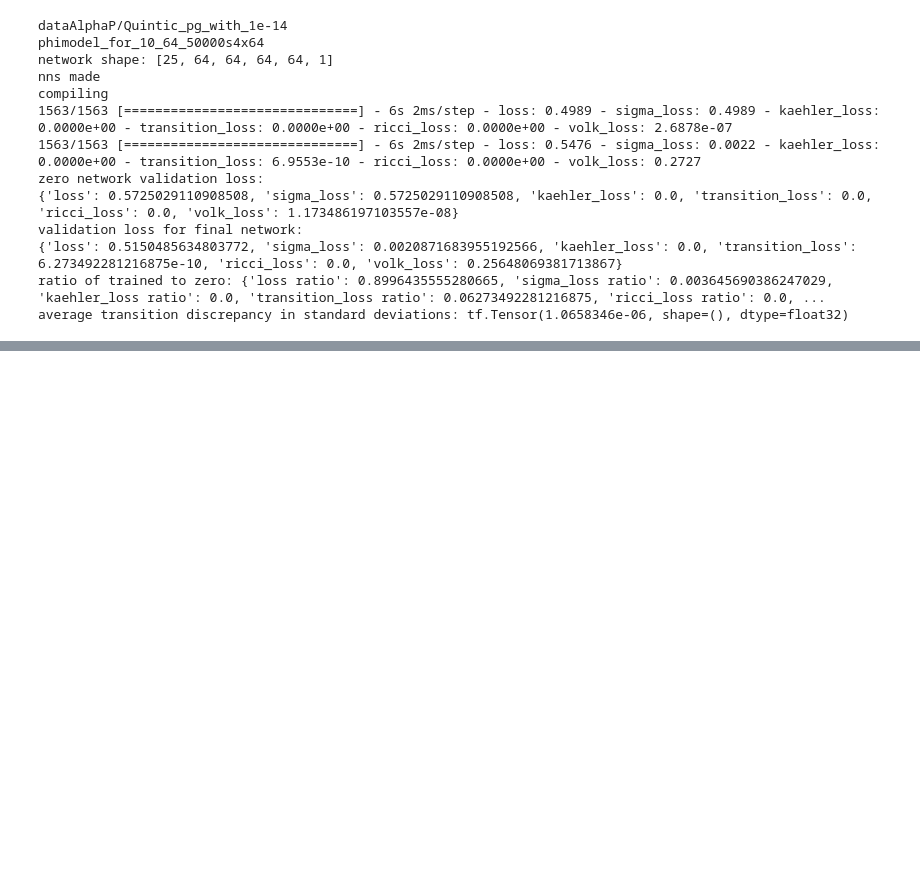
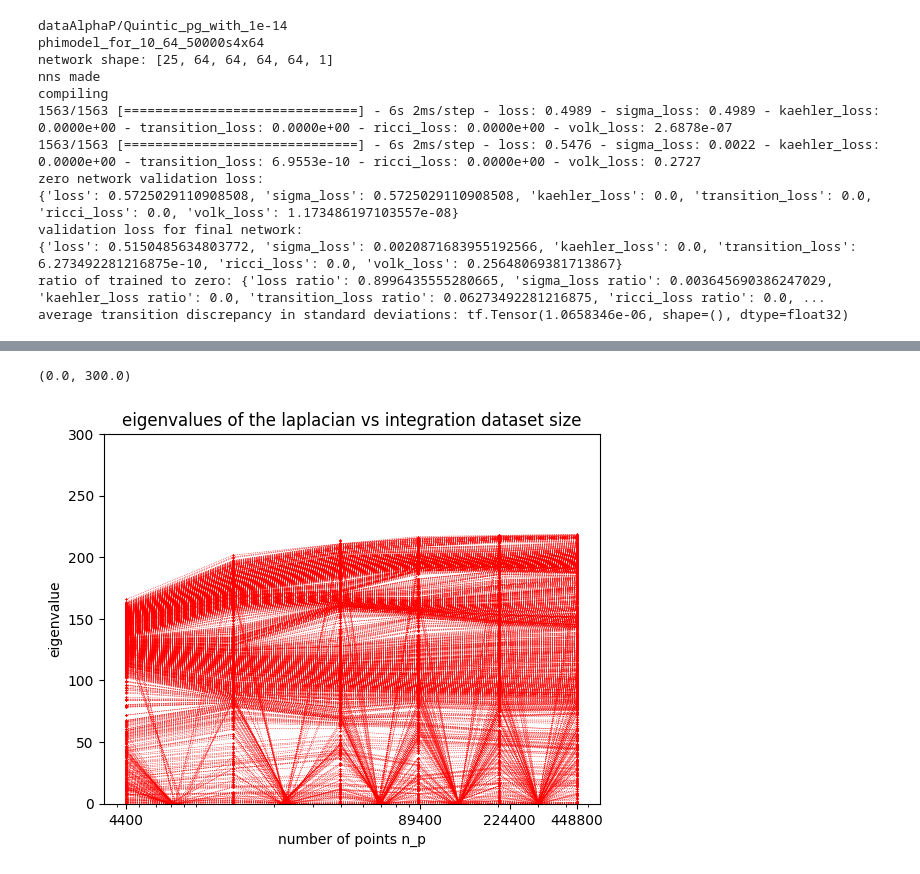
Before and after one commit to kitft/cymetricap, a Jupyter notebook: AlphaPrime/DevelopingLaplacian.ipynb, the cells around one changed output, grey strips where cells are left out. Drawn from its saved outputs; the diff is of its cells as text; code cells hidden in the pictures; blank space fills up the shorter version.

```diff
--- a/AlphaPrime/DevelopingLaplacian.ipynb
+++ b/AlphaPrime/DevelopingLaplacian.ipynb
@@ -832,9 +932,12 @@ kphi = np.array([3])
 
 #tf.function this, but for fixed arguments 0,2 and tensor arguments 1,3,4
 
-def compute_matrices_for_pts(rpoints,metric,flat_measure_weights,pullbacks,get_sections_cpts_func):
+def compute_matrices_for_pts(rpoints,metric,correctedmetric,flat_measure_weights,pullbacks,get_sections_cpts_func):
     get_sections_rpts_func= lambda x: get_sections_cpts_func(point_vec_to_complex(x))
     metrics = metric(rpoints)
+    #assume alphaprime = 1, should be asserted elsewhere in the code?
+    correctedmetrics = correctedmetric(rpoints)
+    deltawithalphaprime1_abbar=correctedmetrics-metrics
     inversemetrics=tf.linalg.inv(metrics)
     dets = tf.linalg.det(metrics)
     #k_phi=get_sections_rpts_func(cpoints)
@@ -845,11 +948,18 @@ def compute_matrices_for_pts(rpoints,metric,flat_measure_weights,pullbacks,get_s
     #b is barred, a is unbarred
     dbarfbar_df = tf.einsum('xba,xCb,xDa->xCD',inversemetrics,tf.math.conj(dasigma),dasigma)
     dfbar_dbarf = tf.einsum('xba,xCa,xDb->xCD',inversemetrics,tf.math.conj(dbbarsigma),dbbarsigma)
+
+    DELTAdbarfbar_df = tf.einsum('xab,xCb,xDa->xCD',-deltawithalphaprime1_abbar,tf.math.conj(dasigma),dasigma)
+    DELTAdfbar_dbarf = tf.einsum('xab,xCa,xDb->xCD',-deltawithalphaprime1_abbar,tf.math.conj(dbbarsigma),dbbarsigma)
+
+
     #factor of 2 form the laplacian!
     integrand_CD = tf.einsum('xCD,x->xCD',2*(dbarfbar_df + dfbar_dbarf),dets*tf.cast(flat_measure_weights,tf.complex64))
+    DELTAintegrand_CD = tf.einsum('xCD,x->xCD',2*(DELTAdbarfbar_df + DELTAdfbar_dbarf),dets*tf.cast(flat_measure_weights,tf.complex64))
     integrand_mean=tf.reduce_mean(integrand_CD,axis=0)
+    DELTAintegrand_mean=tf.reduce_mean(DELTAintegrand_CD,axis=0)
     print("vol: " + str(tf.reduce_mean(dets*tf.cast(flat_measure_weights,tf.complex64))))
-    return integrand_mean
+    return integrand_mean,DELTAintegrand_mean
 
 get_sections_cpts_func=get_degree_kphiandMmonomials_general(kphi,kphi*0,ambientTQ,len(ambientTQ),kmoduliTQ)
 #mats=compute_matrices_for_pts(kphi,ptdata,AlphaModel1,flat_measure_weights,pullbacks,get_sections_cpts_func)
@@ -866,15 +976,17 @@ def compute_normalising_matrices_for_pts(rpoints,metric,flat_measure_weights,get
     print("vol: " + str(tf.reduce_mean(dets*tf.cast(flat_measure_weights,tf.complex64))))
     return integrand_CD
 # %%
-batch_size=100
+batch_size=400
 metric_using=phimodel1
-
+correctedmetric=AlphaModel1
+#check that alphaprime is set to 1
+assert np.abs(correctedmetric.alphaprime-1)<1e-8
 
 #create compiled versions
 @tf.function
 def compute_matrices_for_pts_fixed(rpoints, flat_measure_weights, pullbacks):
     #kphi = tf.constant([1])  # Fixed argument
-    return compute_matrices_for_pts(rpoints, metric_using, flat_measure_weights, pullbacks,get_sections_cpts_func)
+    return compute_matrices_for_pts(rpoints, metric_using,correctedmetric, flat_measure_weights, pullbacks,get_sections_cpts_func)
 
 # Get the concrete function
 concrete_func = compute_matrices_for_pts_fixed.get_concrete_function(
@@ -904,7 +1019,7 @@ import time
 start = time.time()
 for batch in batched_dataset.take(4):
     batch_rpoints, batch_flat_measure_weights, batch_pullbacks = batch
-    batch_result = compute_matrices_for_pts_fixed(batch_rpoints, batch_flat_measure_weights, batch_pullbacks)
+    batch_result,delta_batch_result = compute_matrices_for_pts_fixed(batch_rpoints, batch_flat_measure_weights, batch_pullbacks)
     #oresults.append(batch_result)
     print('done, timing: ' + str(time.time()-start))
     start=time.time()
@@ -914,7 +1029,10 @@ import time
 start = time.time()
 for batch in batched_dataset.take(4):
     batch_rpoints, batch_flat_measure_weights, batch_pullbacks = batch
-    batch_result = concrete_func(batch_rpoints, batch_flat_measure_weights, batch_pullbacks)
+    batch_result,delta_batch_result = concrete_func(batch_rpoints, batch_flat_measure_weights, batch_pullbacks)
     #oresults.append(batch_result)
     print('done, timing: ' + str(time.time()-start))
     start=time.time()
+
+#done, timing: 38.546314001083374
+#done, timing: 4.598233461380005
@@ -921,3 +1051,5 @@ for batch in batched_dataset.take(4):
+# %%
+get_sections_cpts_func.n_secs=1225
 # %%
 # Assuming the concrete_func is defined as in the previous example
 
@@ -977,29 +1180,32 @@ eigvals_all=np.array(eigvals_all)
 # %%
 import matplotlib.pyplot as plt
 #sort_eigvals_rounded=np.sort(eigvals_rounded)[0:200]
 #plt.scatter(range(len(sort_eigvals_rounded)),sort_eigvals_rounded)
 numbers_for_plotting=tf.repeat(tf.expand_dims(numbers_to_take,axis=-1),tf.shape(eigvals_all)[-1],axis=-1)
 #join each eigval as hte number of points increase with a dotted line
 #change the plot to a line plot
 #change all the line colours to red and thin, with a small red x at each point
 #fade the lines from blue to red corresponding to their index in the first axis of the array
 
-#plt.plot(numbers_for_plotting,eigvals_all,marker='x',linestyle='dotted',color='red',linewidth=0.5,markersize=1)
+plt.plot(numbers_for_plotting,eigvals_all,marker='x',linestyle='dotted',color='red',linewidth=0.5,markersize=1)
 
 
 #change the x axis to log scale, labelled at the endpoints with one point in the middle
 plt.xscale('log')
 middle_pt=((numbers_to_take[-1]-numbers_to_take[0])//(5000*2))*5000 + numbers_to_take[0]
 middle_pt2=((numbers_to_take[-1]-numbers_to_take[0])//(5000*5))*5000 + numbers_to_take[0]
 ticks = tf.cast(np.concatenate((numbers_to_take[[0,-1]],np.array([middle_pt,middle_pt2])),axis=0),tf.int32).numpy()
 plt.xticks(ticks,ticks)
 #label the x axis as number of points n_p
 #label the y axis as eigenvalue
 plt.xlabel('number of points n_p')
 plt.ylabel('eigenvalue')
 #title the plot as eigenvalues of the laplacian as number of points increases
 plt.title('eigenvalues of the laplacian vs integration dataset size')
 plt.ylim(0,300)
+# %% [output]
+(0.0, 300.0)
+[figure, added]
 # %%
 import matplotlib.pyplot as plt
 import numpy as np
```
Also changed, not shown: parts of 35 cells of this notebook, 2 other files.
